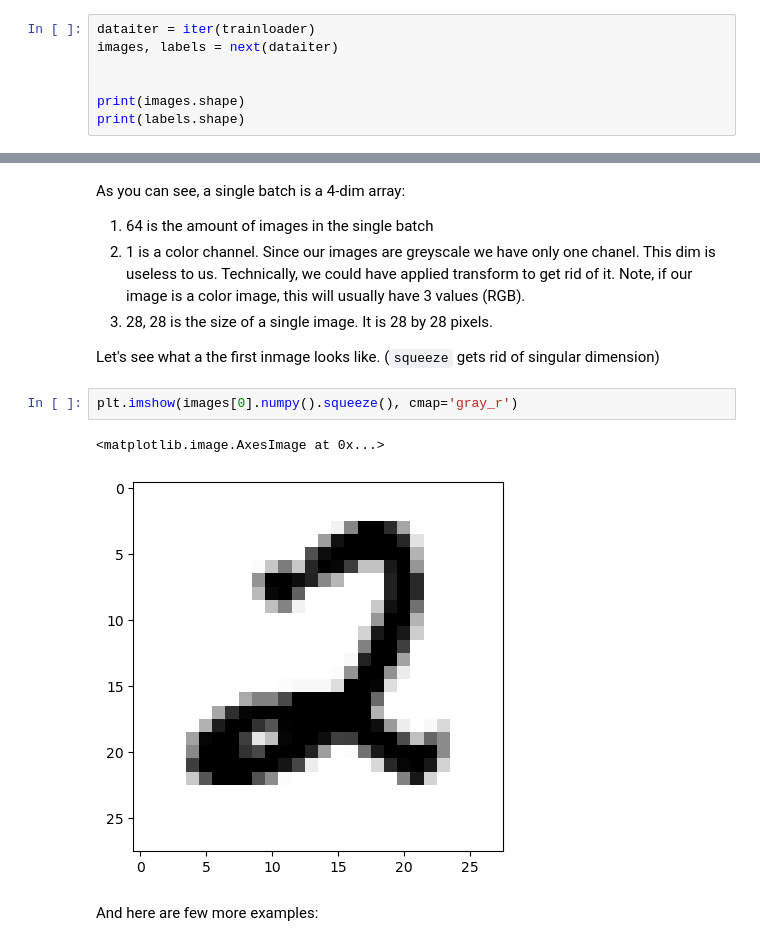
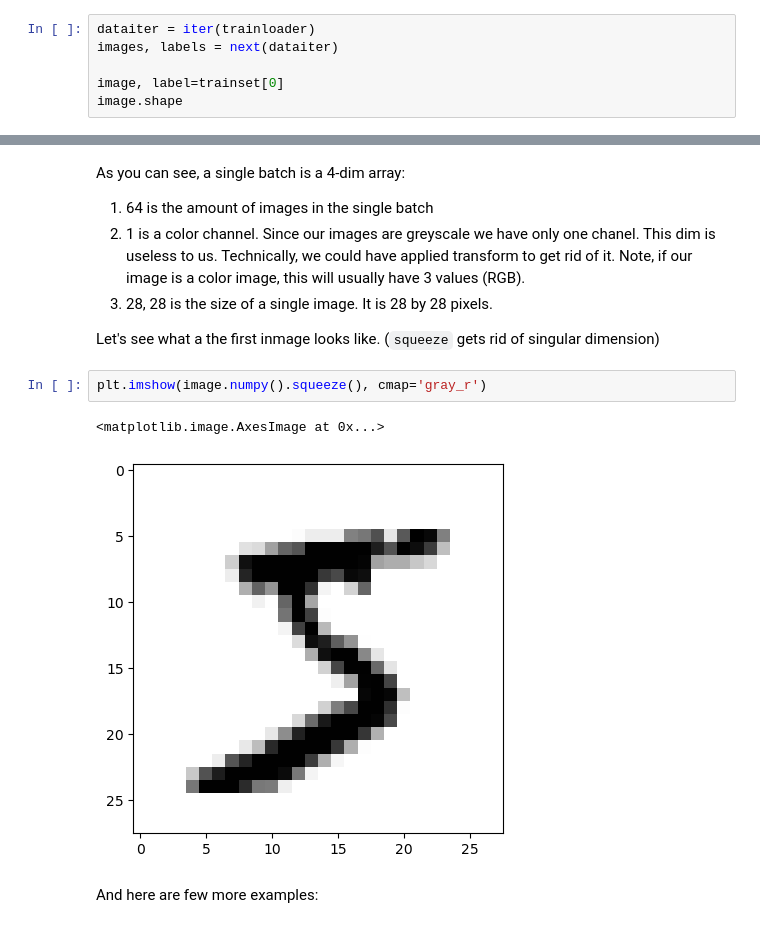
Before and after one commit to BMCC-Muzician/BMCC-DS, a Jupyter notebook: Mat 420/17 - MNIST-NN.ipynb, the cells around one changed output, grey strips where cells are left out. Saved outputs shown, nothing was run; the diff lists cells and outputs as text.

```diff
--- a/Mat 420/17 - MNIST-NN.ipynb
+++ b/Mat 420/17 - MNIST-NN.ipynb
@@ -52,7 +52,6 @@ Let's look at the single batch.
 dataiter = iter(trainloader)
 images, labels = next(dataiter)
 
-
-print(images.shape)
-print(labels.shape)
+image, label=trainset[0]
+image.shape
 # %% [output]
@@ -66,10 +64,10 @@ As you can see, a single batch is a 4-dim array:
 
 Let's see what a the first inmage looks like. (`squeeze` gets rid of singular dimension)
 # %%
-plt.imshow(images[0].numpy().squeeze(), cmap='gray_r')
+plt.imshow(image.numpy().squeeze(), cmap='gray_r')
 # %% [output]
 <matplotlib.image.AxesImage at 0x...>
-[figure, old version]
+[figure, new version]
 # %% [markdown]
 And here are few more examples:
 # %%
```
Also changed, not shown: parts of 3 cells of this notebook, 1 other file.
